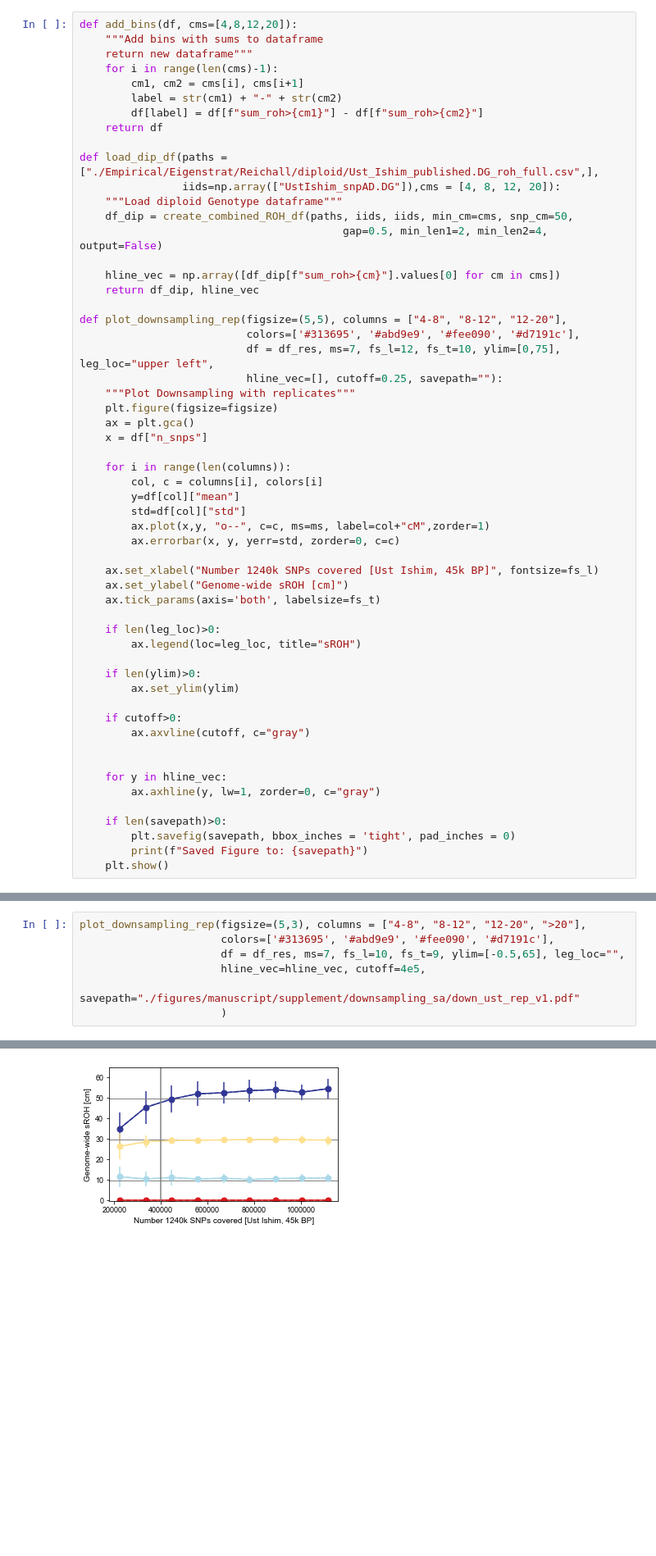
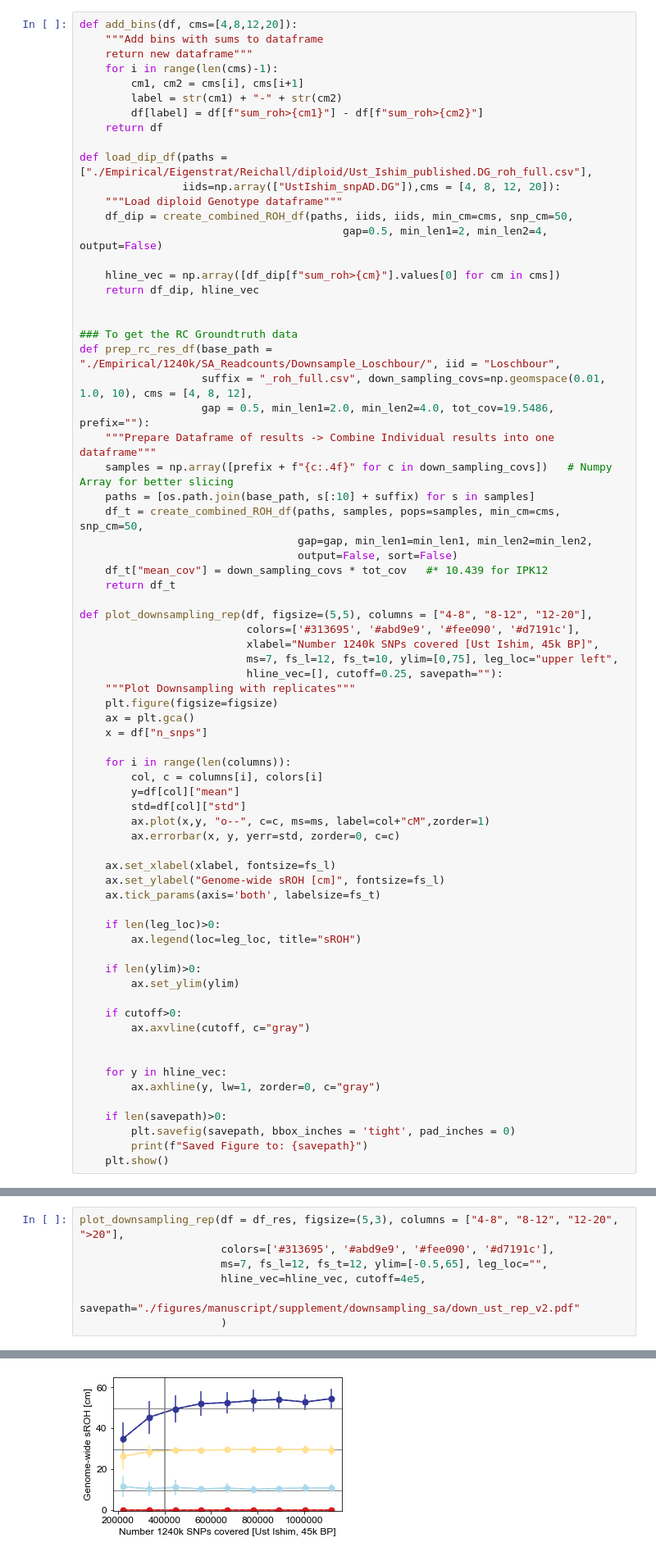
Before and after one commit to hringbauer/hapROH, a Jupyter notebook: Notebooks/Figures/VariousPaper/plot_rep_ust_ishim.ipynb, the cells around one changed output, grey strips where cells are left out. Shown at 82% size. Cells and saved outputs as stored; diff of their text form; blank space fills up the shorter version.

```diff
--- a/Notebooks/Figures/VariousPaper/plot_rep_ust_ishim.ipynb
+++ b/Notebooks/Figures/VariousPaper/plot_rep_ust_ishim.ipynb
@@ -49,7 +49,7 @@ def add_bins(df, cms=[4,8,12,20]):
         df[label] = df[f"sum_roh>{cm1}"] - df[f"sum_roh>{cm2}"]
     return df
 
-def load_dip_df(paths = ["./Empirical/Eigenstrat/Reichall/diploid/Ust_Ishim_published.DG_roh_full.csv",],
+def load_dip_df(paths = ["./Empirical/Eigenstrat/Reichall/diploid/Ust_Ishim_published.DG_roh_full.csv"],
                 iids=np.array(["UstIshim_snpAD.DG"]),cms = [4, 8, 12, 20]):
     """Load diploid Genotype dataframe"""
     df_dip = create_combined_ROH_df(paths, iids, iids, min_cm=cms, snp_cm=50,
@@ -58,9 +58,24 @@ def load_dip_df(paths = ["./Empirical/Eigenstrat/Reichall/diploid/Ust_Ishim_publ
     hline_vec = np.array([df_dip[f"sum_roh>{cm}"].values[0] for cm in cms])
     return df_dip, hline_vec
 
-def plot_downsampling_rep(figsize=(5,5), columns = ["4-8", "8-12", "12-20"],
+
+### To get the RC Groundtruth data
+def prep_rc_res_df(base_path = "./Empirical/1240k/SA_Readcounts/Downsample_Loschbour/", iid = "Loschbour",
+                   suffix = "_roh_full.csv", down_sampling_covs=np.geomspace(0.01, 1.0, 10), cms = [4, 8, 12],
+                   gap = 0.5, min_len1=2.0, min_len2=4.0, tot_cov=19.5486, prefix=""):
+    """Prepare Dataframe of results -> Combine Individual results into one dataframe"""
+    samples = np.array([prefix + f"{c:.4f}" for c in down_sampling_covs])   # Numpy Array for better slicing
+    paths = [os.path.join(base_path, s[:10] + suffix) for s in samples]
+    df_t = create_combined_ROH_df(paths, samples, pops=samples, min_cm=cms, snp_cm=50,
+                                  gap=gap, min_len1=min_len1, min_len2=min_len2,
+                                  output=False, sort=False)
+    df_t["mean_cov"] = down_sampling_covs * tot_cov   #* 10.439 for IPK12
+    return df_t
+
+def plot_downsampling_rep(df, figsize=(5,5), columns = ["4-8", "8-12", "12-20"],
                           colors=['#313695', '#abd9e9', '#fee090', '#d7191c'],
-                          df = df_res, ms=7, fs_l=12, fs_t=10, ylim=[0,75], leg_loc="upper left",
+                          xlabel="Number 1240k SNPs covered [Ust Ishim, 45k BP]",
+                          ms=7, fs_l=12, fs_t=10, ylim=[0,75], leg_loc="upper left",
                           hline_vec=[], cutoff=0.25, savepath=""):
     """Plot Downsampling with replicates"""
     plt.figure(figsize=figsize)
@@ -74,8 +89,8 @@ def plot_downsampling_rep(figsize=(5,5), columns = ["4-8", "8-12", "12-20"],
         ax.plot(x,y, "o--", c=c, ms=ms, label=col+"cM",zorder=1)
         ax.errorbar(x, y, yerr=std, zorder=0, c=c)
 
-    ax.set_xlabel("Number 1240k SNPs covered [Ust Ishim, 45k BP]", fontsize=fs_l)
-    ax.set_ylabel("Genome-wide sROH [cm]")
+    ax.set_xlabel(xlabel, fontsize=fs_l)
+    ax.set_ylabel("Genome-wide sROH [cm]", fontsize=fs_l)
     ax.tick_params(axis='both', labelsize=fs_t)
 
     if len(leg_loc)>0:
@@ -109,10 +124,10 @@ df1 = df[["iid", "pop", "4-8", "8-12", "12-20", ">20"]].copy()
 df_res = df1.groupby("pop").agg(["mean", "std"])
 df_res["n_snps"] = df_res.index.values * 1115315 # Ust Ishim Covered
 # %%
-plot_downsampling_rep(figsize=(5,3), columns = ["4-8", "8-12", "12-20", ">20"],
+plot_downsampling_rep(df = df_res, figsize=(5,3), columns = ["4-8", "8-12", "12-20", ">20"],
                       colors=['#313695', '#abd9e9', '#fee090', '#d7191c'],
-                      df = df_res, ms=7, fs_l=10, fs_t=9, ylim=[-0.5,65], leg_loc="",
+                      ms=7, fs_l=12, fs_t=12, ylim=[-0.5,65], leg_loc="",
                       hline_vec=hline_vec, cutoff=4e5,
-                      savepath="./figures/manuscript/supplement/downsampling_sa/down_ust_rep_v1.pdf"
+                      savepath="./figures/manuscript/supplement/downsampling_sa/down_ust_rep_v2.pdf"
                       )
 # %% [output]
@@ -120 +135 @@ Saved Figure to: ./figures/manuscript/supplement/downsampling_sa/down_ust_rep_v1
-[figure, old version]
+[figure, new version]
```
Also changed, not shown: parts of 6 cells of this notebook, 9 other files.
